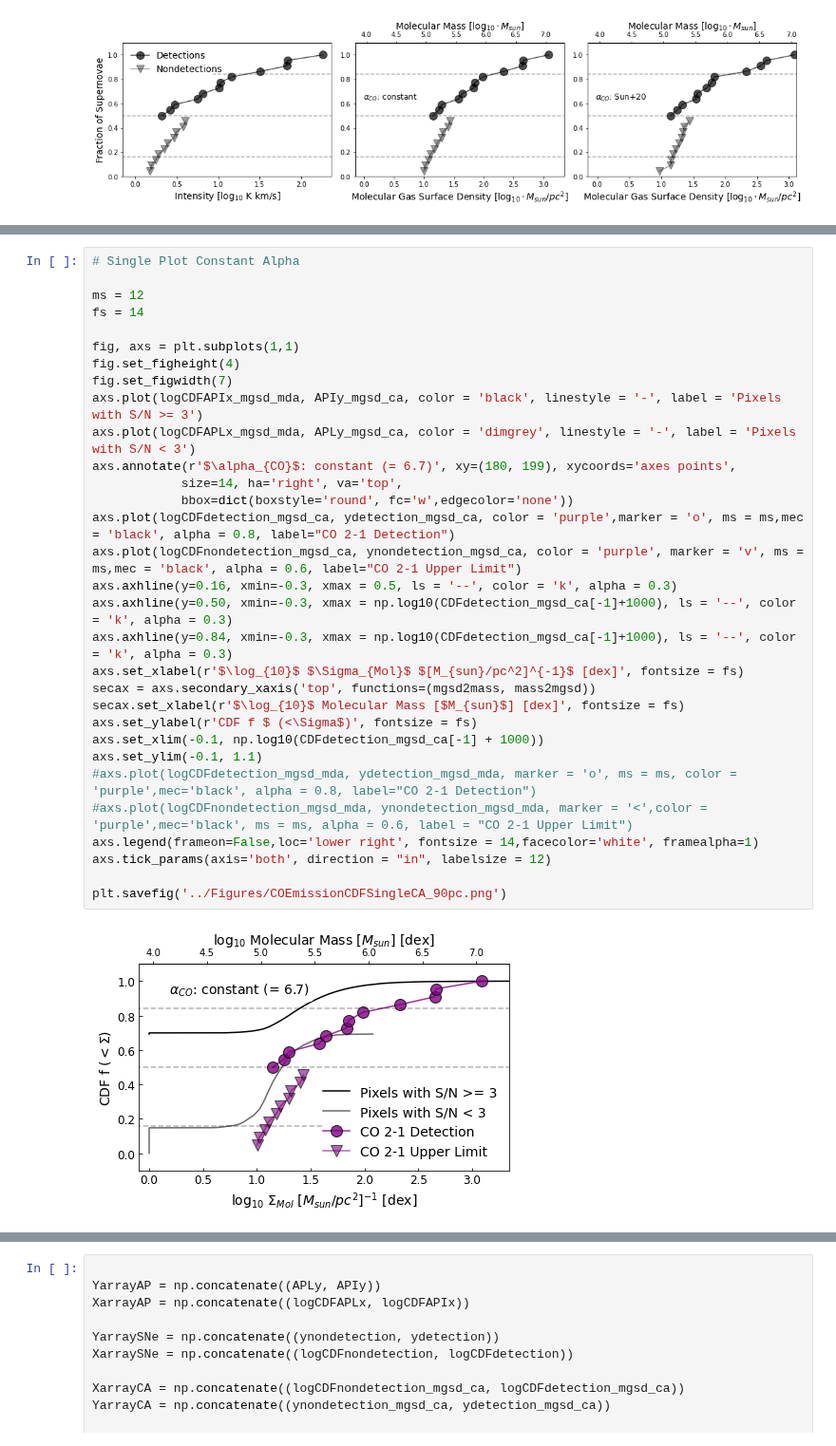
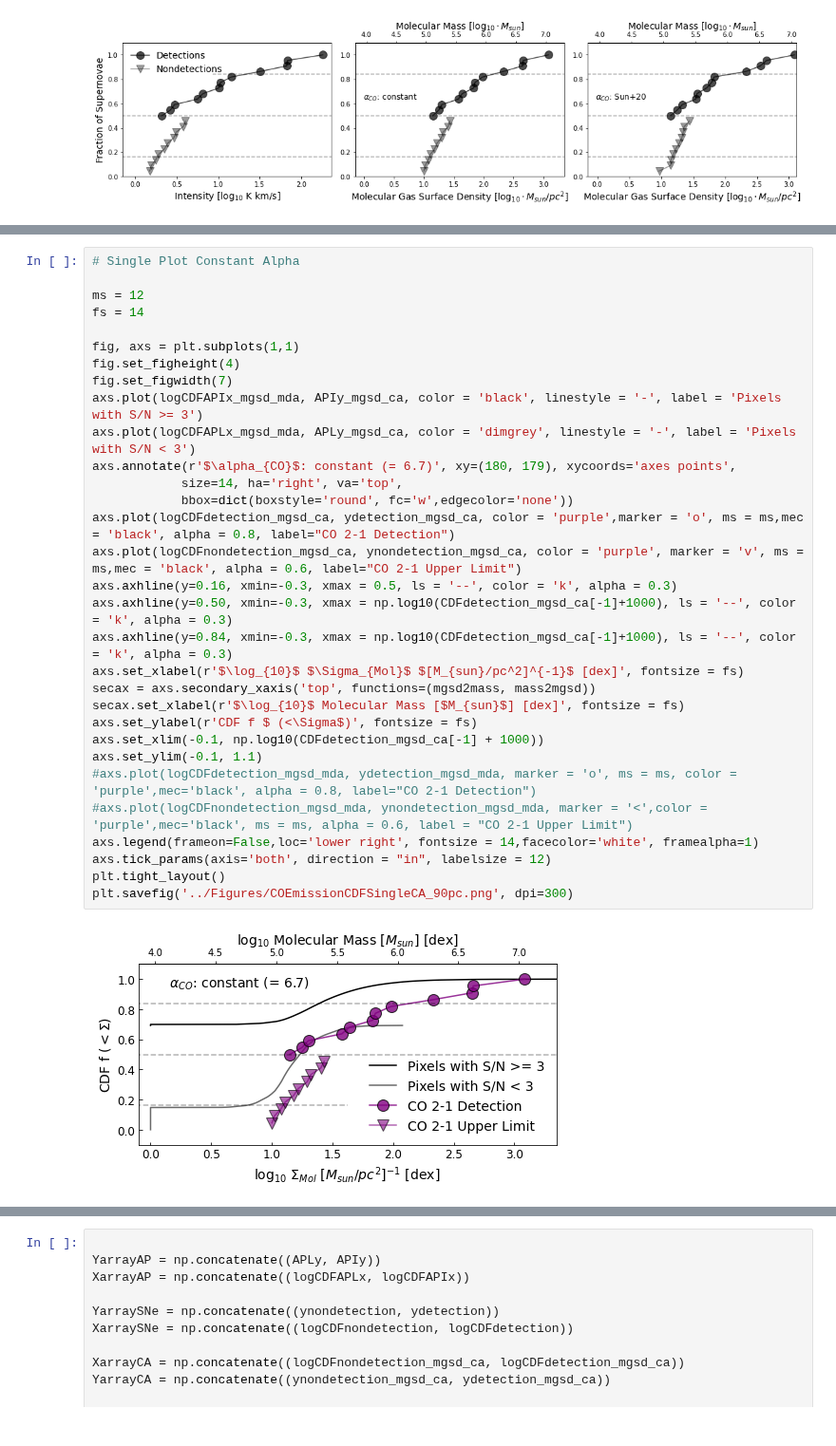
Before and after one commit to NessMayker/SNeCO, a Jupyter notebook: Code/3.3b_Plots_CDFs_90pc.ipynb, the cells around one changed output, grey strips where cells are left out. Shown at 95% size. Drawn from its saved outputs; the diff is of its cells as text.

```diff
--- a/Code/3.3b_Plots_CDFs_90pc.ipynb
+++ b/Code/3.3b_Plots_CDFs_90pc.ipynb
@@ -355,36 +355,36 @@ plt.savefig('../Figures/COEmissionCDFSingleMDA_90pc.png')
 # %%
 # Single Plot Constant Alpha
 
 ms = 12
 fs = 14
 
 fig, axs = plt.subplots(1,1)
 fig.set_figheight(4)
 fig.set_figwidth(7)
 axs.plot(logCDFAPIx_mgsd_mda, APIy_mgsd_ca, color = 'black', linestyle = '-', label = 'Pixels with S/N >= 3')
 axs.plot(logCDFAPLx_mgsd_mda, APLy_mgsd_ca, color = 'dimgrey', linestyle = '-', label = 'Pixels with S/N < 3')
-axs.annotate(r'$\alpha_{CO}$: constant (= 6.7)', xy=(180, 199), xycoords='axes points',
+axs.annotate(r'$\alpha_{CO}$: constant (= 6.7)', xy=(180, 179), xycoords='axes points',
             size=14, ha='right', va='top',
             bbox=dict(boxstyle='round', fc='w',edgecolor='none'))
 axs.plot(logCDFdetection_mgsd_ca, ydetection_mgsd_ca, color = 'purple',marker = 'o', ms = ms,mec = 'black', alpha = 0.8, label="CO 2-1 Detection")
 axs.plot(logCDFnondetection_mgsd_ca, ynondetection_mgsd_ca, color = 'purple', marker = 'v', ms = ms,mec = 'black', alpha = 0.6, label="CO 2-1 Upper Limit")
 axs.axhline(y=0.16, xmin=-0.3, xmax = 0.5, ls = '--', color = 'k', alpha = 0.3)
 axs.axhline(y=0.50, xmin=-0.3, xmax = np.log10(CDFdetection_mgsd_ca[-1]+1000), ls = '--', color = 'k', alpha = 0.3)
 axs.axhline(y=0.84, xmin=-0.3, xmax = np.log10(CDFdetection_mgsd_ca[-1]+1000), ls = '--', color = 'k', alpha = 0.3)
 axs.set_xlabel(r'$\log_{10}$ $\Sigma_{Mol}$ $[M_{sun}/pc^2]^{-1}$ [dex]', fontsize = fs)
 secax = axs.secondary_xaxis('top', functions=(mgsd2mass, mass2mgsd))
 secax.set_xlabel(r'$\log_{10}$ Molecular Mass [$M_{sun}$] [dex]', fontsize = fs)
 axs.set_ylabel(r'CDF f $ (<\Sigma$)', fontsize = fs)
 axs.set_xlim(-0.1, np.log10(CDFdetection_mgsd_ca[-1] + 1000))
 axs.set_ylim(-0.1, 1.1)
 #axs.plot(logCDFdetection_mgsd_mda, ydetection_mgsd_mda, marker = 'o', ms = ms, color = 'purple',mec='black', alpha = 0.8, label="CO 2-1 Detection")
 #axs.plot(logCDFnondetection_mgsd_mda, ynondetection_mgsd_mda, marker = '<',color = 'purple',mec='black', ms = ms, alpha = 0.6, label = "CO 2-1 Upper Limit")
 axs.legend(frameon=False,loc='lower right', fontsize = 14,facecolor='white', framealpha=1)
 axs.tick_params(axis='both', direction = "in", labelsize = 12)
-
-plt.savefig('../Figures/COEmissionCDFSingleCA_90pc.png')
+plt.tight_layout()
+plt.savefig('../Figures/COEmissionCDFSingleCA_90pc.png', dpi=300)
 # %% [output]
-[figure, old version]
+[figure, new version]
 # %%
 # now redo for each SNe type!
 
```
Also changed, not shown: parts of 6 cells of this notebook, 19 other files.
